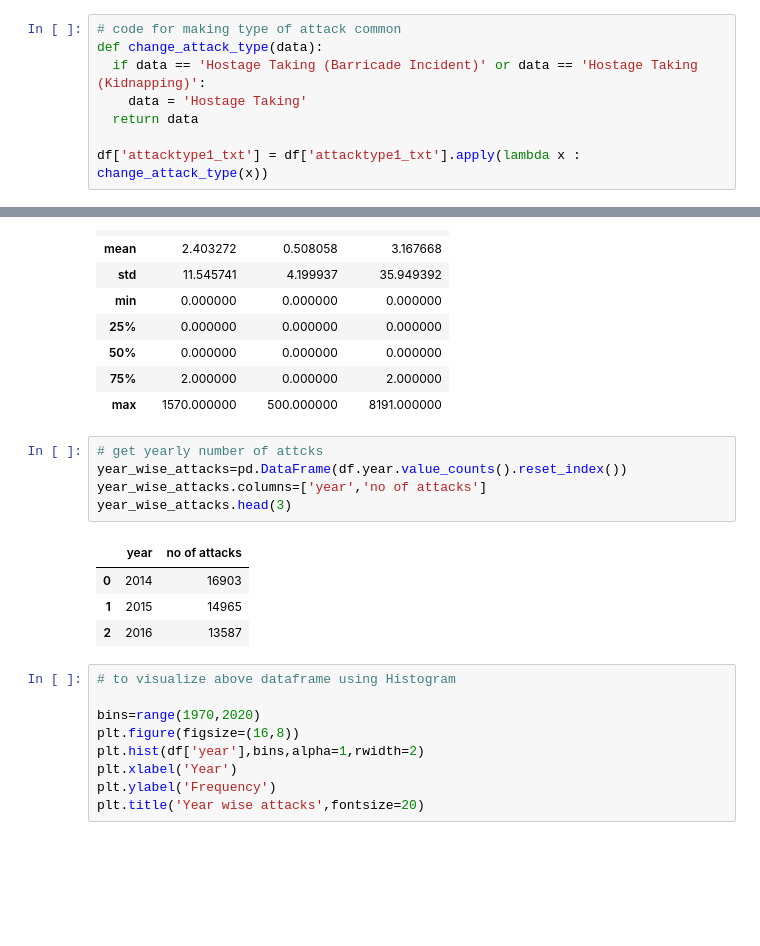
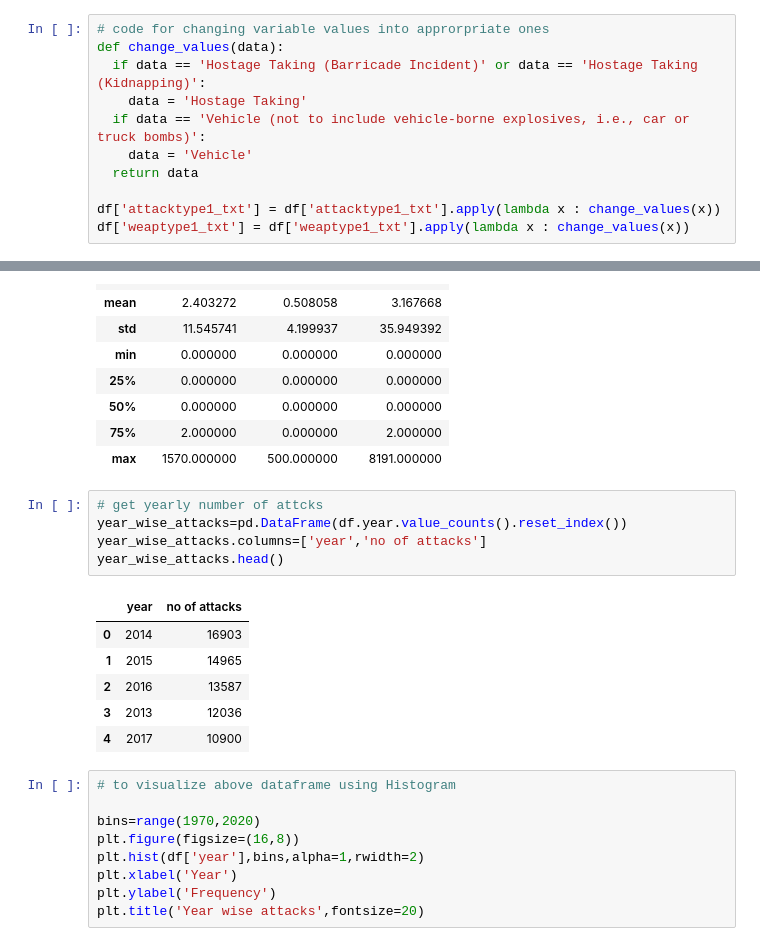
Before and after one commit to Shreyash-Jagdale/Shreyash_Jagdale, a Jupyter notebook: Individual_notebook.ipynb, the cells around one changed output, grey strips where cells are left out. Drawn from its saved outputs; the diff is of its cells as text; blank space fills up the shorter version.

```diff
--- a/Individual_notebook.ipynb
+++ b/Individual_notebook.ipynb
@@ -90,13 +90,16 @@ x = df['success']
 y = x.replace(1,'succeeded')
 df['success'] = y.replace(0,'failed')
 # %%
-# code for making type of attack common
-def change_attack_type(data):
+# code for changing variable values into approrpriate ones
+def change_values(data):
   if data == 'Hostage Taking (Barricade Incident)' or data == 'Hostage Taking (Kidnapping)':
     data = 'Hostage Taking'
+  if data == 'Vehicle (not to include vehicle-borne explosives, i.e., car or truck bombs)':
+    data = 'Vehicle'
   return data
 
-df['attacktype1_txt'] = df['attacktype1_txt'].apply(lambda x : change_attack_type(x))
+df['attacktype1_txt'] = df['attacktype1_txt'].apply(lambda x : change_values(x))
+df['weaptype1_txt'] = df['weaptype1_txt'].apply(lambda x : change_values(x))
 # %% [markdown]
 Analysis and Visualization of Data
 # %%
@@ -115,13 +118,15 @@ df[['nkill','nkillter','nwound']].describe()
 # %%
 # get yearly number of attcks
 year_wise_attacks=pd.DataFrame(df.year.value_counts().reset_index())
 year_wise_attacks.columns=['year','no of attacks']
-year_wise_attacks.head(3)
+year_wise_attacks.head()
 # %% [output]
 |  | year | no of attacks |
 | 0 | 2014 | 16903 |
 | 1 | 2015 | 14965 |
 | 2 | 2016 | 13587 |
+| 3 | 2013 | 12036 |
+| 4 | 2017 | 10900 |
 # %%
 # to visualize above dataframe using Histogram
 
```
Also changed, not shown: parts of 5 cells of this notebook.
